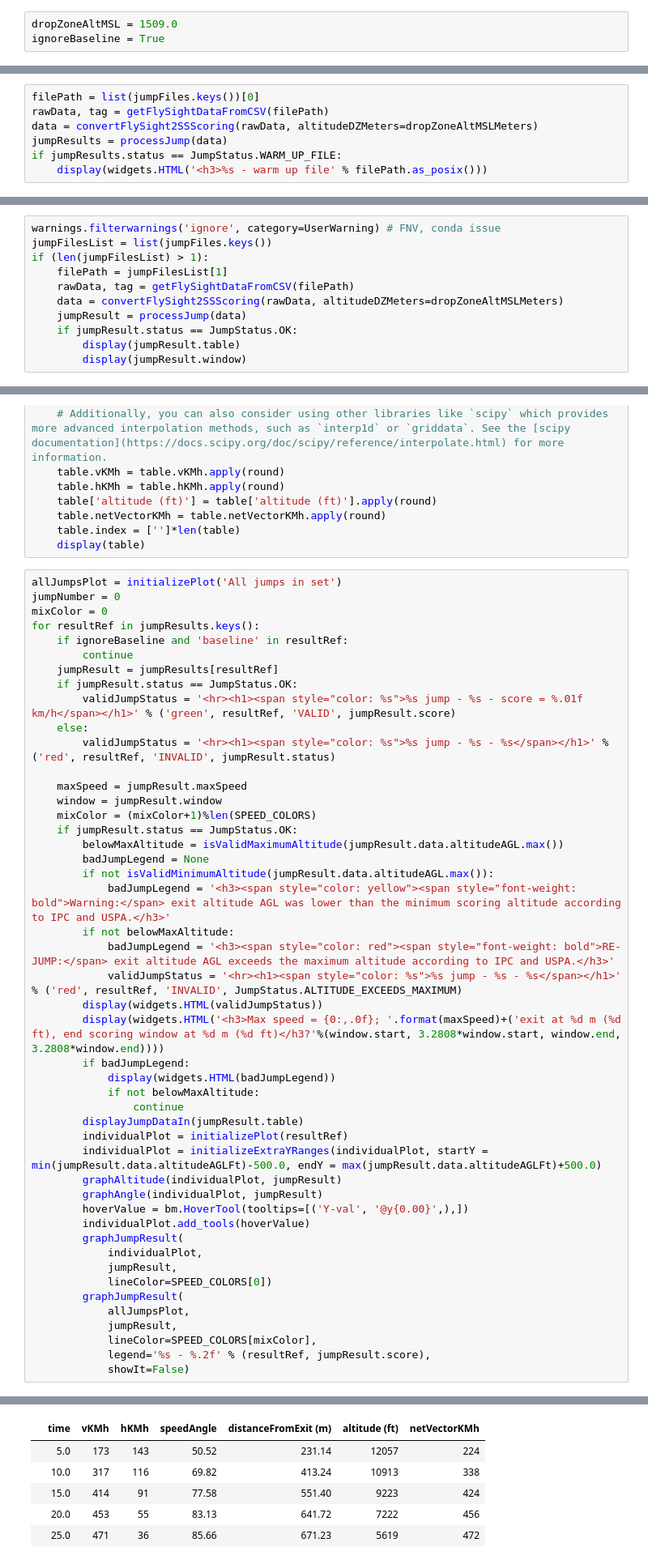
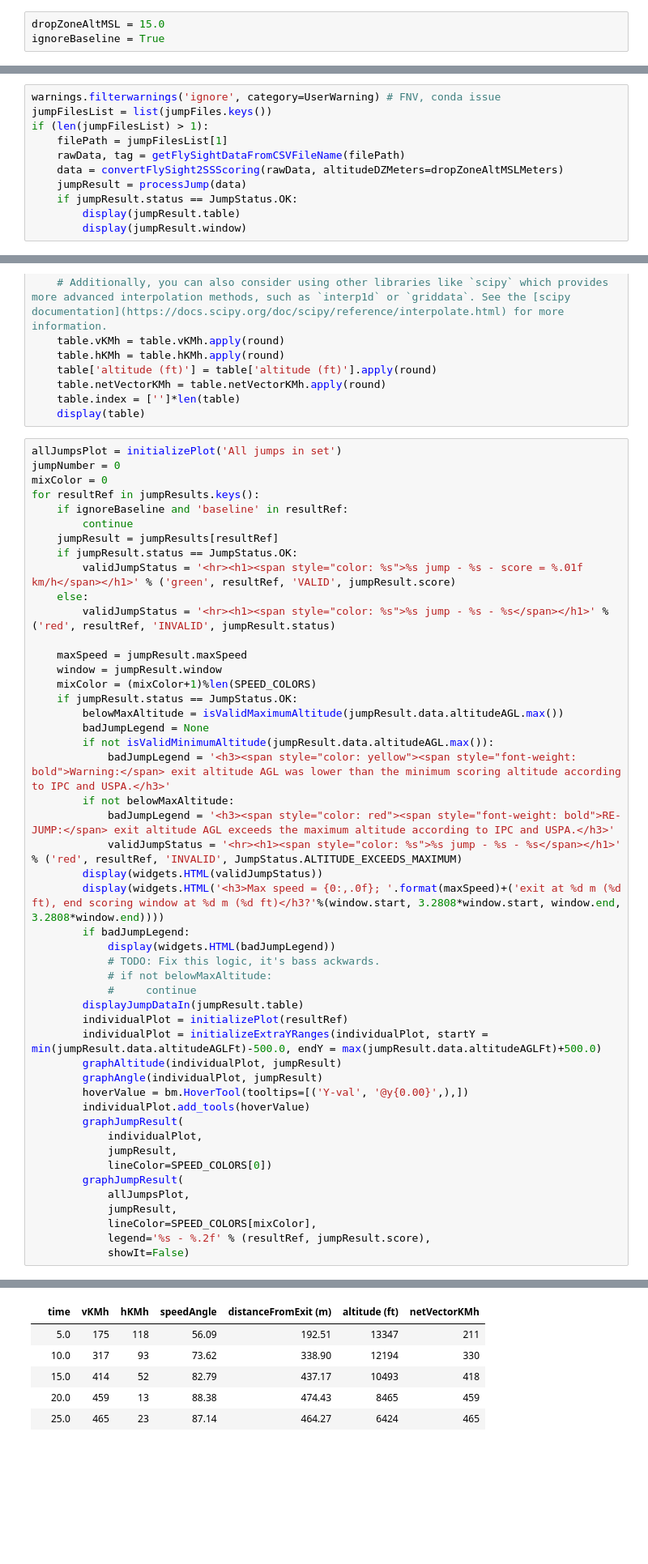
Before and after one commit to pr3d4t0r/SSScoring, a Jupyter notebook: proto-app-04-bulk-processor.ipynb, the cells around one changed output, grey strips where cells are left out. Shown at 81% size. Saved outputs shown, nothing was run; the diff lists cells and outputs as text; blank space fills up the shorter version.

```diff
--- a/proto-app-04-bulk-processor.ipynb
+++ b/proto-app-04-bulk-processor.ipynb
@@ -101,5 +117,5 @@ pd.DataFrame(dropZones, columns=[ 'Drop zone', 'Alt (ft)', ])
 # %%
-dropZoneAltMSL = 1509.0
+dropZoneAltMSL = 15.0
 ignoreBaseline = True
 # %%
 dropZoneAltMSLMeters = dropZoneAltMSL/FT_IN_M
@@ -116,7 +126,0 @@ The first file in the list for this test is a warm up file.  Detect and ignore i
-# %%
-filePath = list(jumpFiles.keys())[0]
-rawData, tag = getFlySightDataFromCSV(filePath)
-data = convertFlySight2SSScoring(rawData, altitudeDZMeters=dropZoneAltMSLMeters)
-jumpResults = processJump(data)
-if jumpResults.status == JumpStatus.WARM_UP_FILE:
-    display(widgets.HTML('<h3>%s - warm up file' % filePath.as_posix()))
@@ -130,7 +132,7 @@ warnings.filterwarnings('ignore', category=UserWarning) # FNV, conda issue
 jumpFilesList = list(jumpFiles.keys())
 if (len(jumpFilesList) > 1):
     filePath = jumpFilesList[1]
-    rawData, tag = getFlySightDataFromCSV(filePath)
+    rawData, tag = getFlySightDataFromCSVFileName(filePath)
     data = convertFlySight2SSScoring(rawData, altitudeDZMeters=dropZoneAltMSLMeters)
     jumpResult = processJump(data)
     if jumpResult.status == JumpStatus.OK:
@@ -211,8 +209,9 @@ for resultRef in jumpResults.keys():
         display(widgets.HTML('<h3>Max speed = {0:,.0f}; '.format(maxSpeed)+('exit at %d m (%d ft), end scoring window at %d m (%d ft)</h3?'%(window.start, 3.2808*window.start, window.end, 3.2808*window.end))))
         if badJumpLegend:
             display(widgets.HTML(badJumpLegend))
-            if not belowMaxAltitude:
-                continue
+            # TODO: Fix this logic, it's bass ackwards.
+            # if not belowMaxAltitude:
+            #     continue
         displayJumpDataIn(jumpResult.table)
         individualPlot = initializePlot(resultRef)
         individualPlot = initializeExtraYRanges(individualPlot, startY = min(jumpResult.data.altitudeAGLFt)-500.0, endY = max(jumpResult.data.altitudeAGLFt)+500.0)
@@ -237,8 +235,8 @@ HTML(value='<h3><span style="color: yellow"><span style="font-weight: bold">Warn
 |  | time | vKMh | hKMh | speedAngle | distanceFromExit (m) | altitude (ft) | netVectorKMh |
-|  | 5.0 | 173 | 143 | 50.52 | 231.14 | 12057 | 224 |
-|  | 10.0 | 317 | 116 | 69.82 | 413.24 | 10913 | 338 |
-|  | 15.0 | 414 | 91 | 77.58 | 551.40 | 9223 | 424 |
-|  | 20.0 | 453 | 55 | 83.13 | 641.72 | 7222 | 456 |
-|  | 25.0 | 471 | 36 | 85.66 | 671.23 | 5619 | 472 |
+|  | 5.0 | 175 | 118 | 56.09 | 192.51 | 13347 | 211 |
+|  | 10.0 | 317 | 93 | 73.62 | 338.90 | 12194 | 330 |
+|  | 15.0 | 414 | 52 | 82.79 | 437.17 | 10493 | 418 |
+|  | 20.0 | 459 | 13 | 88.38 | 474.43 | 8465 | 459 |
+|  | 25.0 | 465 | 23 | 87.14 | 464.27 | 6424 | 465 |
 [interactive output not drawn]
 [interactive output not drawn]
```
Also changed, not shown: parts of 10 cells of this notebook, 24 other files.
